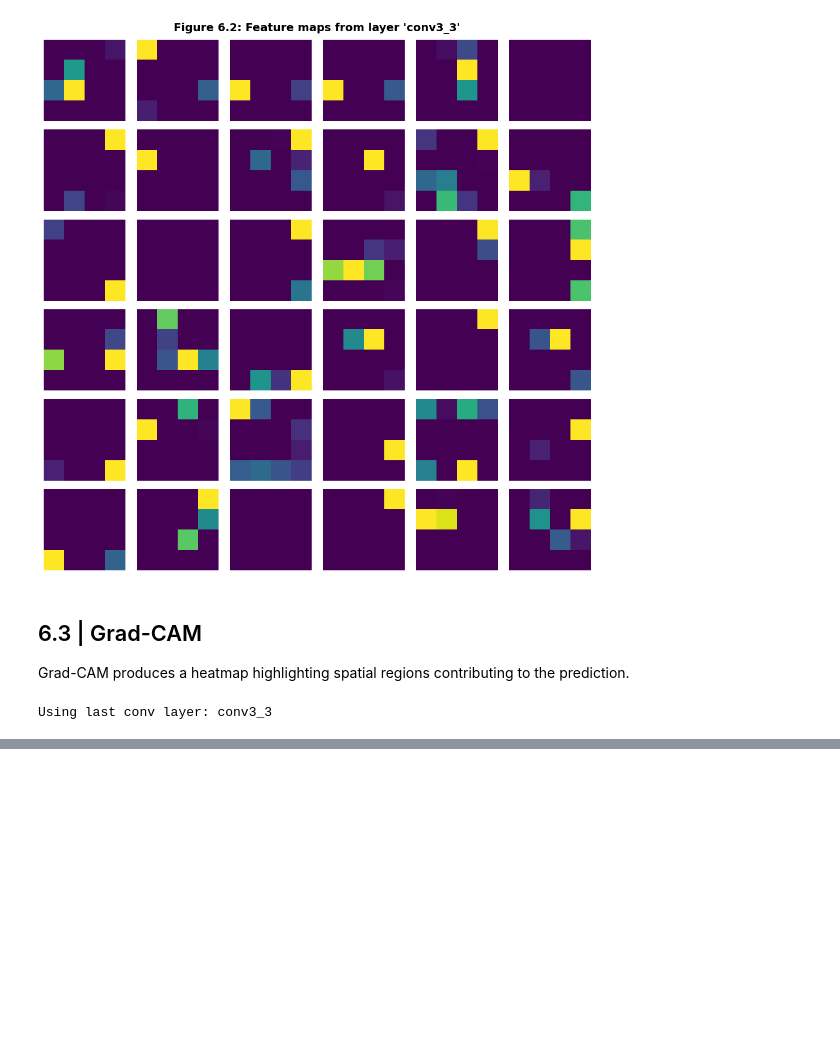
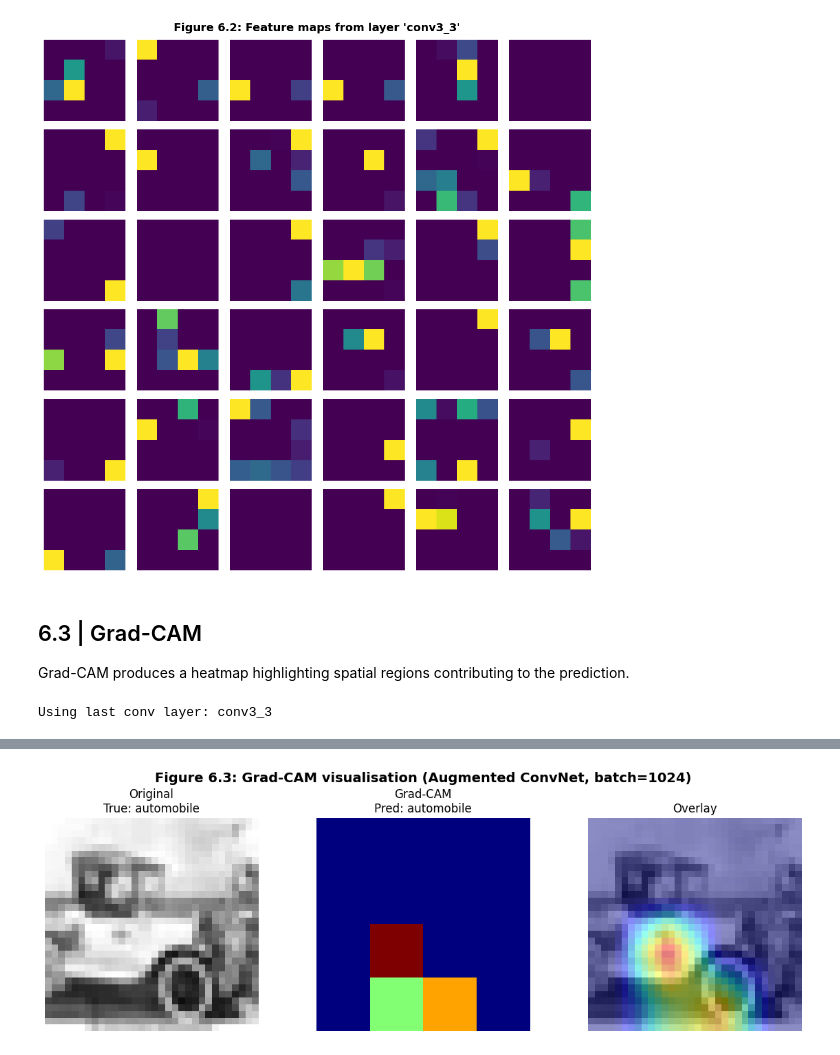
Before and after one commit to peaceman-per/S3-Neural-Networks-Coursework-2, a Jupyter notebook: CIFAR10_Neural_Networks_Coursework.ipynb, the cells around one changed output, grey strips where cells are left out. Saved outputs shown, nothing was run; the diff lists cells and outputs as text; code cells hidden in the pictures; blank space fills up the shorter version.

```diff
--- a/CIFAR10_Neural_Networks_Coursework.ipynb
+++ b/CIFAR10_Neural_Networks_Coursework.ipynb
@@ -2359,7 +2359,6 @@ Chosen layers: ['conv1_1', 'conv2_2', 'conv3_3']
 
 Grad-CAM produces a heatmap highlighting spatial regions contributing to the prediction.
 # %%
-# Grad-CAM implementation
 def find_last_conv2d_name(model):
     last = None
     for l in model.layers:
@@ -2367,77 +2366,104 @@ def find_last_conv2d_name(model):
             last = l.name
     return last
 
-def make_gradcam_heatmap(model, img, last_conv_layer_name, pred_index=None):
+
+def make_gradcam_heatmap_sequential_like(model, img, last_conv_layer_name, pred_index=None):
     img = img.astype("float32")
     if img.max() > 1.5:
         img = img / 255.0
-    img_tensor = tf.convert_to_tensor(img[None, ...])
+    x0 = tf.convert_to_tensor(img[None, ...])
 
-    # model that outputs the conv feature maps
-    conv_layer = model.get_layer(last_conv_layer_name)
-    conv_model = keras.Model(inputs=model.inputs, outputs=conv_layer.output)
+    # Ensure the model is actually called in eager mode (stronger than predict sometimes)
+    _ = model(x0, training=False)
+
+    # Split model into: [input -> last_conv] and [last_conv -> output]
+    conv_idx = None
+    for i, l in enumerate(model.layers):
+        if l.name == last_conv_layer_name:
+            conv_idx = i
+            break
+    if conv_idx is None:
+        raise ValueError(f"Layer not found: {last_conv_layer_name}")
+
+    conv_layers = model.layers[: conv_idx + 1]
+    head_layers = model.layers[conv_idx + 1 :]
 
     with tf.GradientTape() as tape:
-        conv_out = conv_model(img_tensor)
-        tape.watch(conv_out)  # ensure gradients flow
+        x = x0
+        # forward to conv feature maps
+        for l in conv_layers:
+            x = l(x, training=False)
+        conv_out = x
+        tape.watch(conv_out)
 
-        preds = model(img_tensor, training=False)
+        # forward through head to predictions
+        for l in head_layers:
+            x = l(x, training=False)
+        preds = x
+
         if pred_index is None:
             pred_index = tf.argmax(preds[0])
         class_score = preds[:, pred_index]
 
     grads = tape.gradient(class_score, conv_out)
-    pooled_grads = tf.reduce_mean(grads, axis=(0, 1, 2))
+    if grads is None:
+        raise ValueError(
+            "Grad-CAM failed: gradients are None. Try using an earlier conv layer "
+            "(e.g. 'conv3_2' or 'conv2_3')."
+        )
 
-    conv_out = conv_out[0]
+    pooled_grads = tf.reduce_mean(grads, axis=(0, 1, 2))  # (C,)
+    conv_out = conv_out[0]  # (H,W,C)
+
     heatmap = tf.reduce_sum(conv_out * pooled_grads, axis=-1)
     heatmap = tf.maximum(heatmap, 0) / (tf.reduce_max(heatmap) + 1e-8)
     return heatmap.numpy(), int(pred_index)
 
-# simple overlay function to blend heatmap with original image
+
 def overlay_heatmap(img, heatmap, alpha=0.45):
     heatmap = tf.image.resize(heatmap[..., None], (img.shape[0], img.shape[1]))[..., 0].numpy()
-    cmap = plt.get_cmap('jet')
+    cmap = plt.get_cmap("jet")
     colored = cmap(heatmap)[:, :, :3]
 
-    img = img.astype('float32')
+    img = img.astype("float32")
     if img.max() > 1.5:
         img = img / 255.0
 
     overlay = (1 - alpha) * img + alpha * colored
     return np.clip(overlay, 0, 1)
 
-# find last conv layer for Grad-CAM
+
+# pick last conv layer
 last_conv = find_last_conv2d_name(viz_model)
-print('Using last conv layer:', last_conv)
+print("Using last conv layer:", last_conv)
 
-# visualize Grad-CAM for a test image
-idx = 1
+# choose an image
+idx = 37
 img = X_test[idx]
 true_class = int(y_test[idx][0])
 
-# get model prediction and predicted class index
-preds = viz_model.predict(img[None, ...].astype('float32'), verbose=0)
+# normal prediction (also ensures the model is callable)
+preds = viz_model(img[None, ...].astype("float32"), training=False).numpy()
 pred_class = int(np.argmax(preds[0]))
 
-# generate Grad-CAM heatmap and overlay
-heatmap, _ = make_gradcam_heatmap(viz_model, img, last_conv, pred_index=pred_class)
+# Grad-CAM
+heatmap, _ = make_gradcam_heatmap_sequential_like(viz_model, img, last_conv, pred_index=pred_class)
 overlay = overlay_heatmap(img, heatmap)
 
 fig, axes = plt.subplots(1, 3, figsize=(12, 4))
 axes[0].imshow(img)
 axes[0].set_title(f"Original\nTrue: {class_names[true_class]}")
-axes[0].axis('off')
+axes[0].axis("off")
 
-axes[1].imshow(heatmap, cmap='jet')
+axes[1].imshow(heatmap, cmap="jet")
 axes[1].set_title(f"Grad-CAM\nPred: {class_names[pred_class]}")
-axes[1].axis('off')
+axes[1].axis("off")
 
 axes[2].imshow(overlay)
-axes[2].set_title('Overlay')
-axes[2].axis('off')
+axes[2].set_title("Overlay")
+axes[2].axis("off")
 
-fig.suptitle('Figure 6.3: Grad-CAM visualisation (ResNet+BN)', fontsize=14, fontweight='bold')
+fig.suptitle("Figure 6.3: Grad-CAM visualisation (Augmented ConvNet, batch=1024)", fontsize=14, fontweight="bold")
 plt.tight_layout()
 plt.show()
 # %% [output]
@@ -2445,0 +2471 @@ ValueError: Attempt to convert a value (None) with an unsupported type (<class '
+[figure, added]
```
Also changed, not shown: parts of 4 cells of this notebook.
